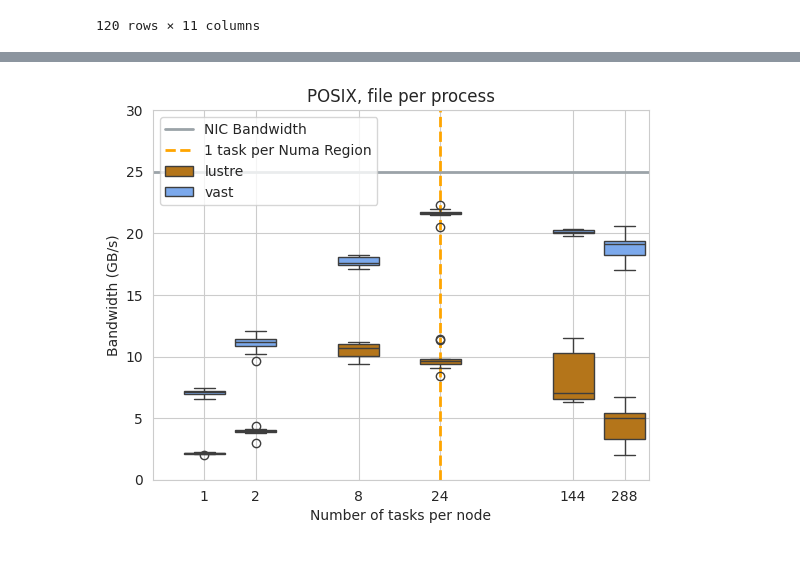
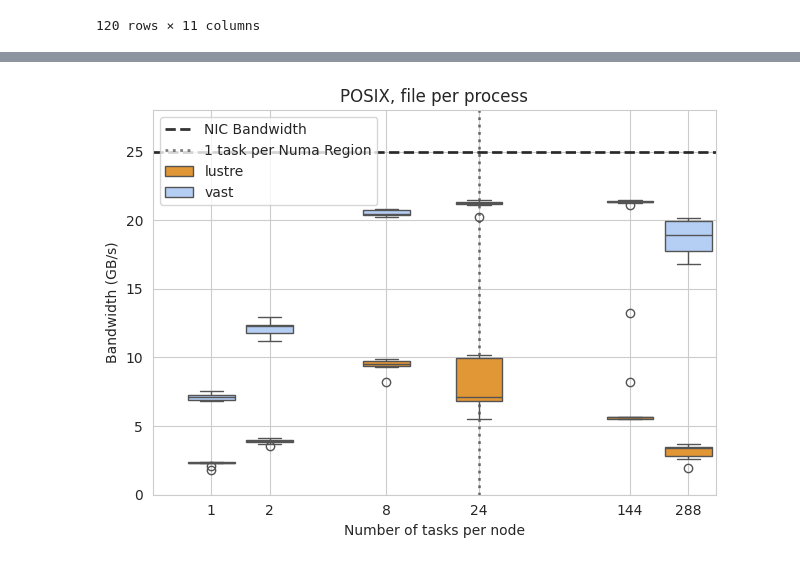
Before and after one commit to lucaparisi91/VAST-Cirrus-benchmarking, a Jupyter notebook: anal/anal.ipynb, the cells around one changed output, grey strips where cells are left out. Saved outputs shown, nothing was run; the diff lists cells and outputs as text; code cells hidden in the pictures.

Commit message:
Added single node posix results

```diff
--- a/anal/anal.ipynb
+++ b/anal/anal.ipynb
@@ -21,7 +21,8 @@ sns.set_style("whitegrid")
 benchmarks_root="/work/z19/shared/lparisi/vast_lustre_benchmarks26/runs/cylc-run/posix_single_node/runN/share"
 
 
-collect.get_performance(benchmarks_root,prefix="iobenchmark_")
+data=collect.get_performance(benchmarks_root,prefix="iobenchmark_")
+data
 # %% [output]
 |  | repeatIndex | nodes | tasksPerNode | chunkSize | chunksPerTask | direct | filesystem | singleFile | ... |
 | 0 | 0 | 1 | 1 | 32 | 64 | False | lustre | False | ... |
@@ -57,3 +39,0 @@ def get_performance_all(benchmarks_root: str, prefix: str="") -> pd.DataFrame:
-# %%
-data=get_performance_all(benchmarks_root, prefix="iobenchmark_")
-data
@@ -74,30 +40,33 @@ data
 # %%
 import matplotlib.ticker as ticker
 
 def single_process_plot(data: pd.DataFrame):
 
     #sns.pointplot(data=data.query("filesystem == 'lustre'"), x="tasksPerNode", y="bandwidth",hue="filesystem")
     fig, ax = plt.subplots()
 
     #for filesystem in data["filesystem"].unique():
-    palette=sns.color_palette(["#FF9B19","#69A5FF","#9BA3A8","orange"])
-    sns.set_palette(palette)
-    ax.axhline(25, linestyle="-",label="NIC Bandwidth",color=sns.color_palette()[2],linewidth=2)
-    ax.axvline(24, linestyle="--",label="1 task per Numa Region",color=sns.color_palette()[3],linewidth=2)
+    #palette=sns.color_palette(["#FF9B19","#ABCDFF"])
+    #sns.set_palette(palette)
+    ax.axhline(25, linestyle="--",label="NIC Bandwidth",color="black",linewidth=2,alpha=0.8)
+    ax.axvline(24, linestyle=":",label="1 task per Numa Region",color="black",linewidth=2,alpha=0.5)
     sns.boxplot(data=data, x="tasksPerNode", y="bandwidth",hue="filesystem", ax=ax,
                 native_scale=True,dodge=False,log_scale=2)
     ax.xaxis.set_major_formatter(ticker.ScalarFormatter())
 
     ax.set_xlim(0.5,400)
     ax.set_yscale('linear')
-    ax.set_ylim(0,30)
+    ax.set_ylim(0,28)
     ax.set_xticks([1,2,8,24,144,288])
     ax.xaxis.set_major_formatter(ticker.ScalarFormatter())
     plt.xlabel("Number of tasks per node")
     plt.ylabel("Bandwidth (GB/s)")
     plt.title("POSIX, file per process")
     plt.legend()
+    plt.tight_layout()
+
 single_process_plot(data)
+data.to_csv("../results/single_node_posix.csv",index=False)
 # %% [output]
-[figure, old version]
+[figure, new version]
 # %%
```
Also changed, not shown: parts of 3 cells of this notebook, 1 other file.
